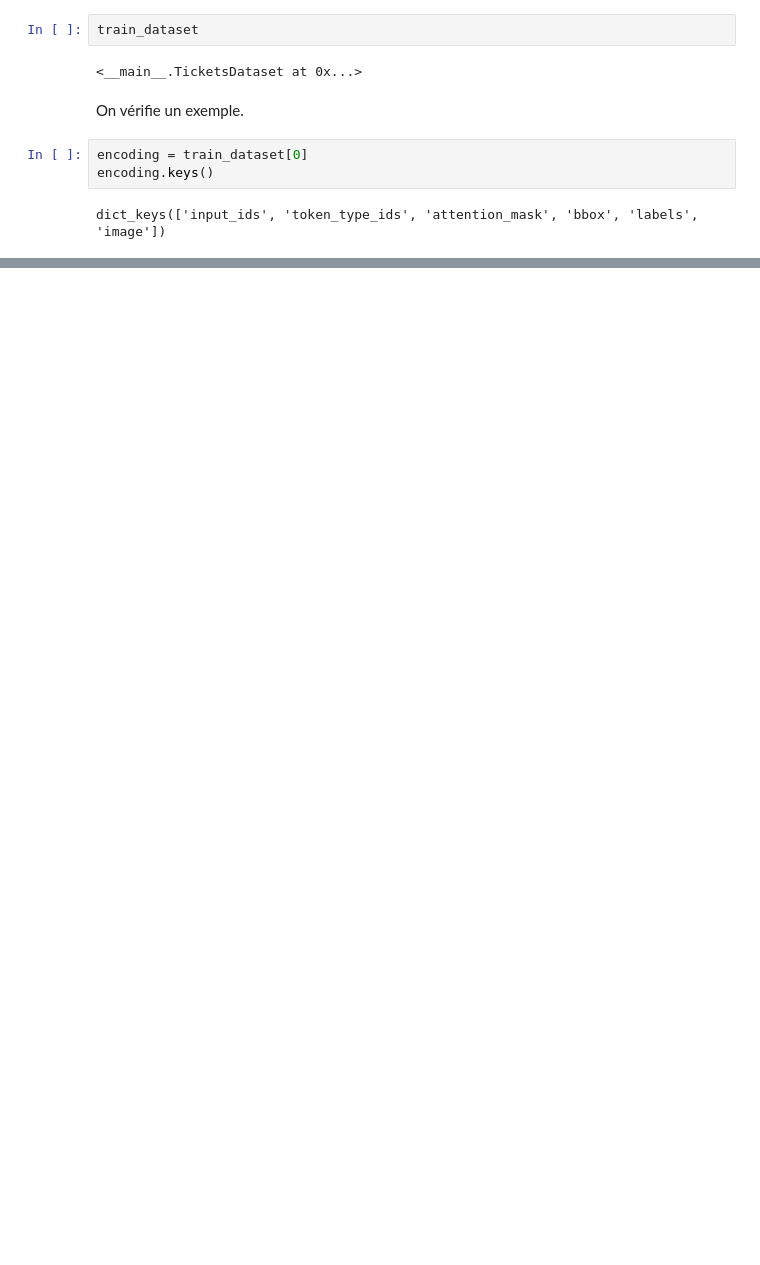
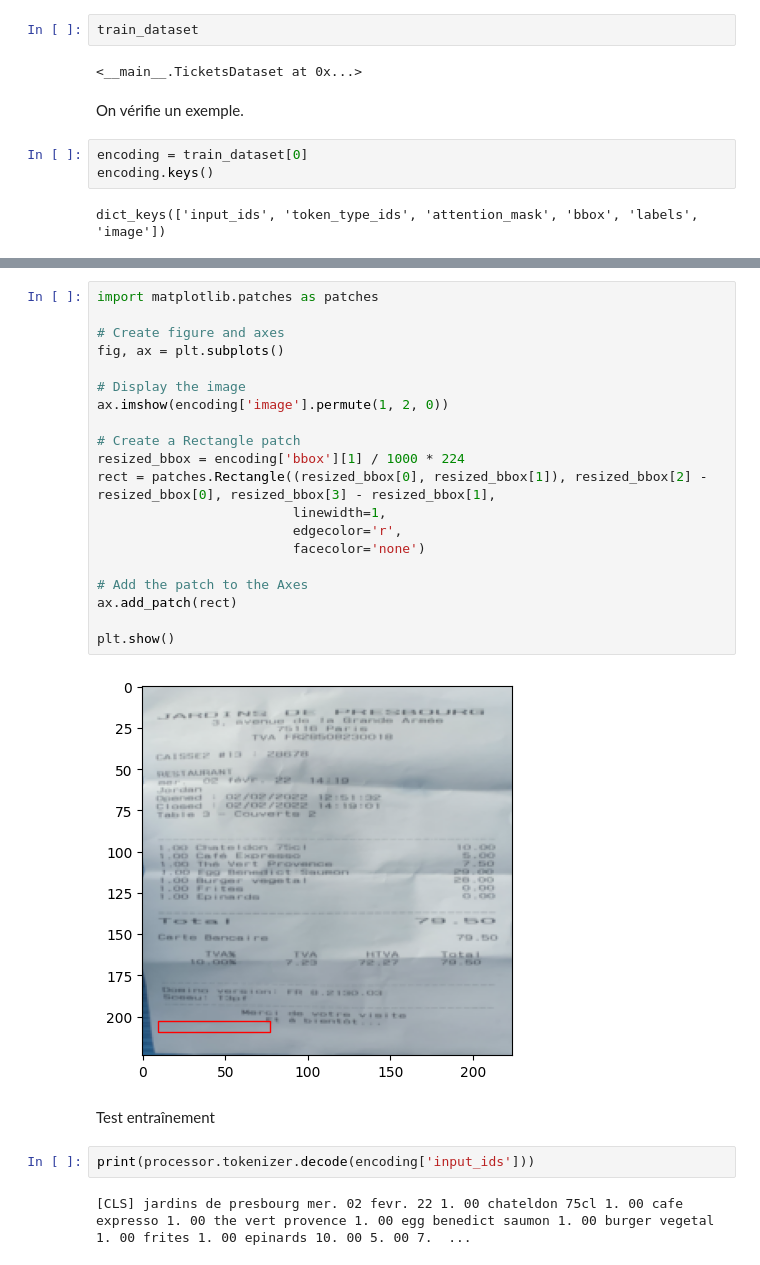
Before and after one commit to etalab/programme10pourcent-socratext, a Jupyter notebook: notebooks/build_dataset.ipynb, the cells around one changed output, grey strips where cells are left out. Saved outputs shown, nothing was run; the diff lists cells and outputs as text; blank space fills up the shorter version.

```diff
--- a/notebooks/build_dataset.ipynb
+++ b/notebooks/build_dataset.ipynb
@@ -227,0 +267,28 @@ dict_keys(['input_ids', 'token_type_ids', 'attention_mask', 'bbox', 'labels', 'i
+# %%
+import matplotlib.patches as patches
+
+# Create figure and axes
+fig, ax = plt.subplots()
+
+# Display the image
+ax.imshow(encoding['image'].permute(1, 2, 0))
+
+# Create a Rectangle patch
+resized_bbox = encoding['bbox'][1] / 1000 * 224
+rect = patches.Rectangle((resized_bbox[0], resized_bbox[1]), resized_bbox[2] - resized_bbox[0], resized_bbox[3] - resized_bbox[1],
+                         linewidth=1,
+                         edgecolor='r',
+                         facecolor='none')
+
+# Add the patch to the Axes
+ax.add_patch(rect)
+
+plt.show()
+# %% [output]
+[figure, added]
+# %% [markdown]
+Test entraînement
+# %%
+print(processor.tokenizer.decode(encoding['input_ids']))
+# %% [output]
+[CLS] jardins de presbourg mer. 02 fevr. 22 1. 00 chateldon 75cl 1. 00 cafe expresso 1. 00 the vert provence 1. 00 egg benedict saumon 1. 00 burger vegetal 1. 00 frites 1. 00 epinards 10. 00 5. 00 7.  ...
```
Also changed, not shown: parts of 23 cells of this notebook.
